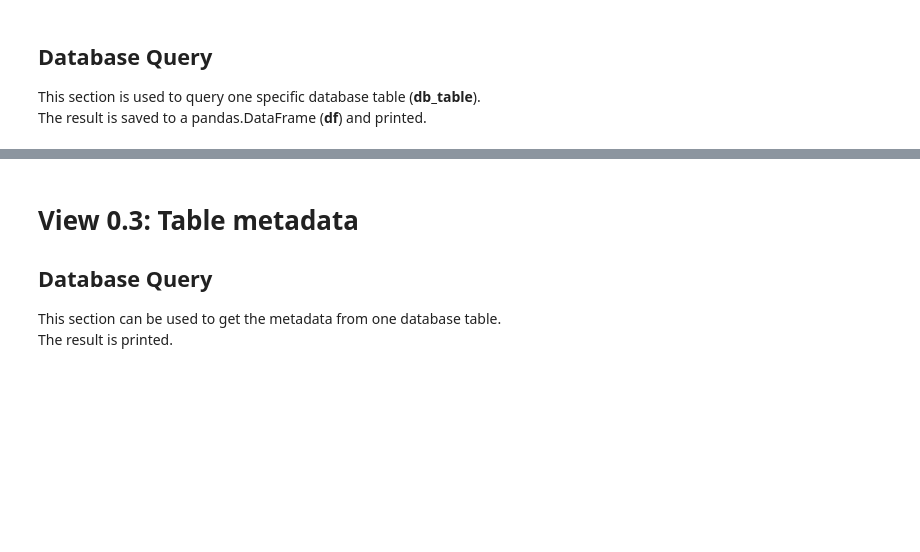
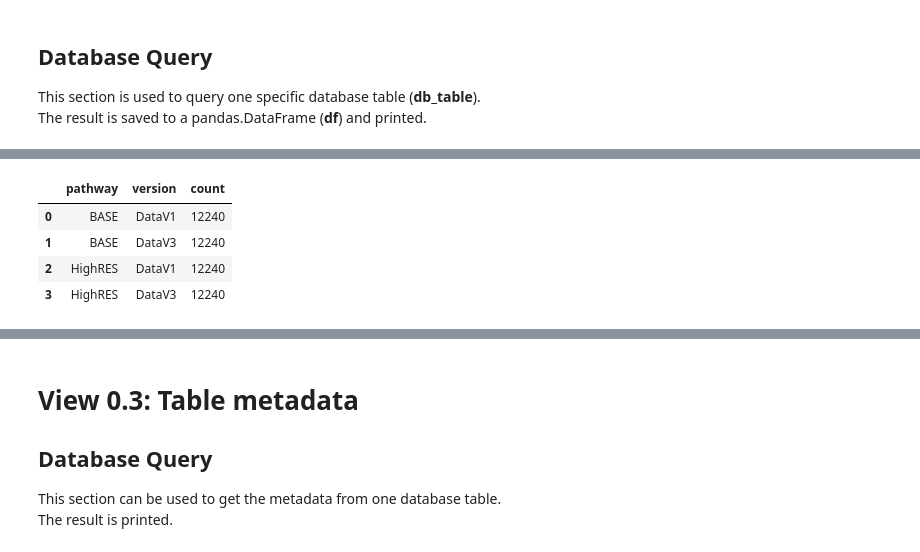
Before and after one commit to ReeemProject/reeem_db, a Jupyter notebook: database_views/reeem_jupyter/reeem_db_plot_EcoSense.ipynb, the cells around one changed output, grey strips where cells are left out. Cells and saved outputs as stored; diff of their text form; code cells hidden in the pictures; blank space fills up the shorter version.

```diff
--- a/database_views/reeem_jupyter/reeem_db_plot_EcoSense.ipynb
+++ b/database_views/reeem_jupyter/reeem_db_plot_EcoSense.ipynb
@@ -94,3 +107,19 @@ df
+# %%
+# Versions
+column = 'pathway,version' # id, pathway, version, region, year, indicator, category, value, unit
+sql = text("""
+    SELECT  {1}, count(*) AS count
+    FROM    {0}
+    GROUP BY {1}
+    ORDER BY {1}; """.format(db_table,column))
+df = pd.read_sql_query(sql, con)
+df
+# %% [output]
+|  | pathway | version | count |
+| 0 | BASE | DataV1 | 12240 |
+| 1 | BASE | DataV3 | 12240 |
+| 2 | HighRES | DataV1 | 12240 |
+| 3 | HighRES | DataV3 | 12240 |
 # %%
 # Years
 column = 'year' # id, pathway, version, region, year, indicator, category, value, unit
```
Also changed, not shown: parts of 10 cells of this notebook, 1 other file.
